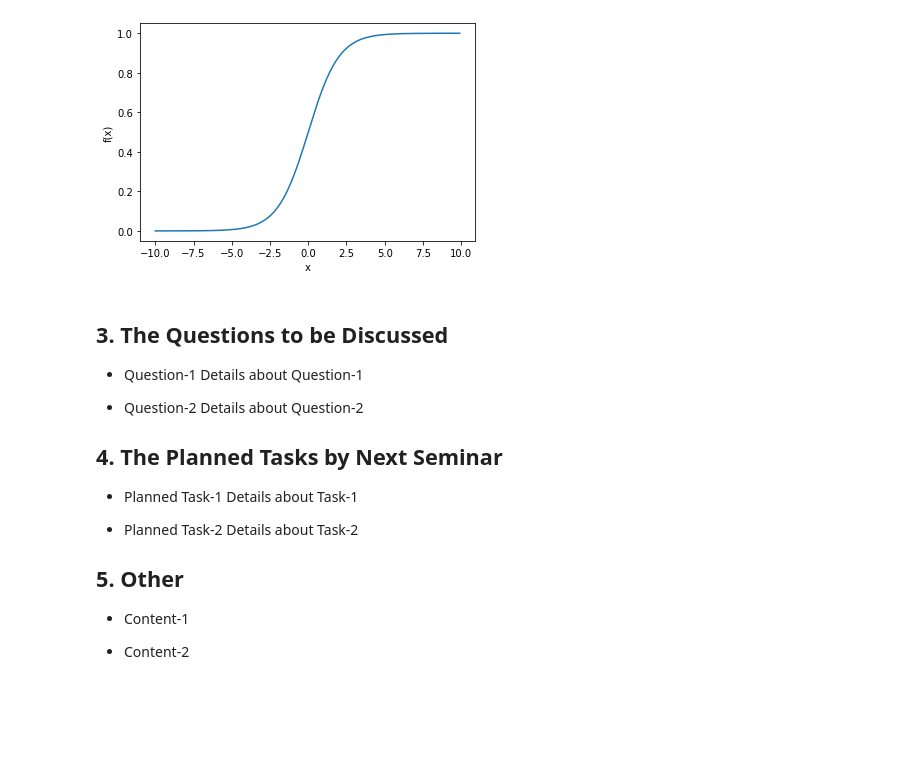
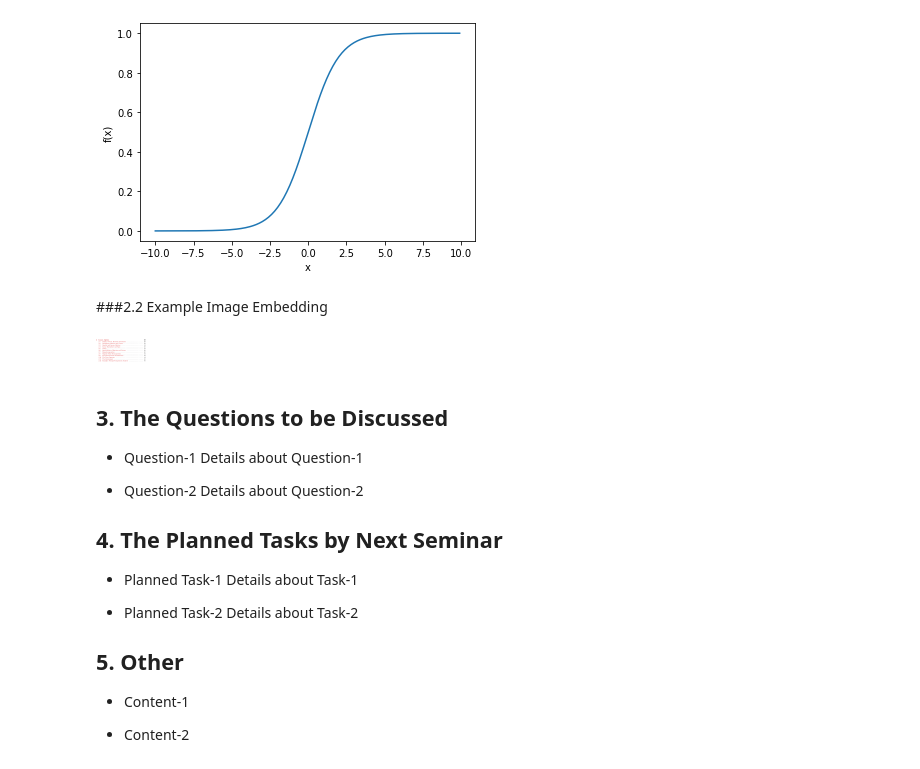
Before and after one commit to Kaofofofo/2020-Kaofofofo-Labnote, a Jupyter notebook: Progress_Seminar/En_template_year_month_day.ipynb, the cells around one changed output. Saved outputs shown, nothing was run; the diff lists cells and outputs as text; code cells hidden in the pictures; blank space fills up the shorter version.

Commit message:
display local image based on IPython.display

```diff
--- a/Progress_Seminar/En_template_year_month_day.ipynb
+++ b/Progress_Seminar/En_template_year_month_day.ipynb
@@ -40,6 +42,14 @@ plt.ylabel('f(x)')
 # %% [output]
 Text(0, 0.5, 'f(x)')
 [figure]
+# %% [markdown]
+###2.2 Example Image Embedding
+# %%
+img_path = "../Image/example_img.png"
+img_ch2 = Image(img_path, width = 50, height = 10)
+display(img_ch2)
+# %% [output]
+[figure, added]
 # %% [markdown]
 ## 3. The Questions to be Discussed
 - Question-1
```
Also changed, not shown: parts of 1 cell of this notebook, 1 other file.
